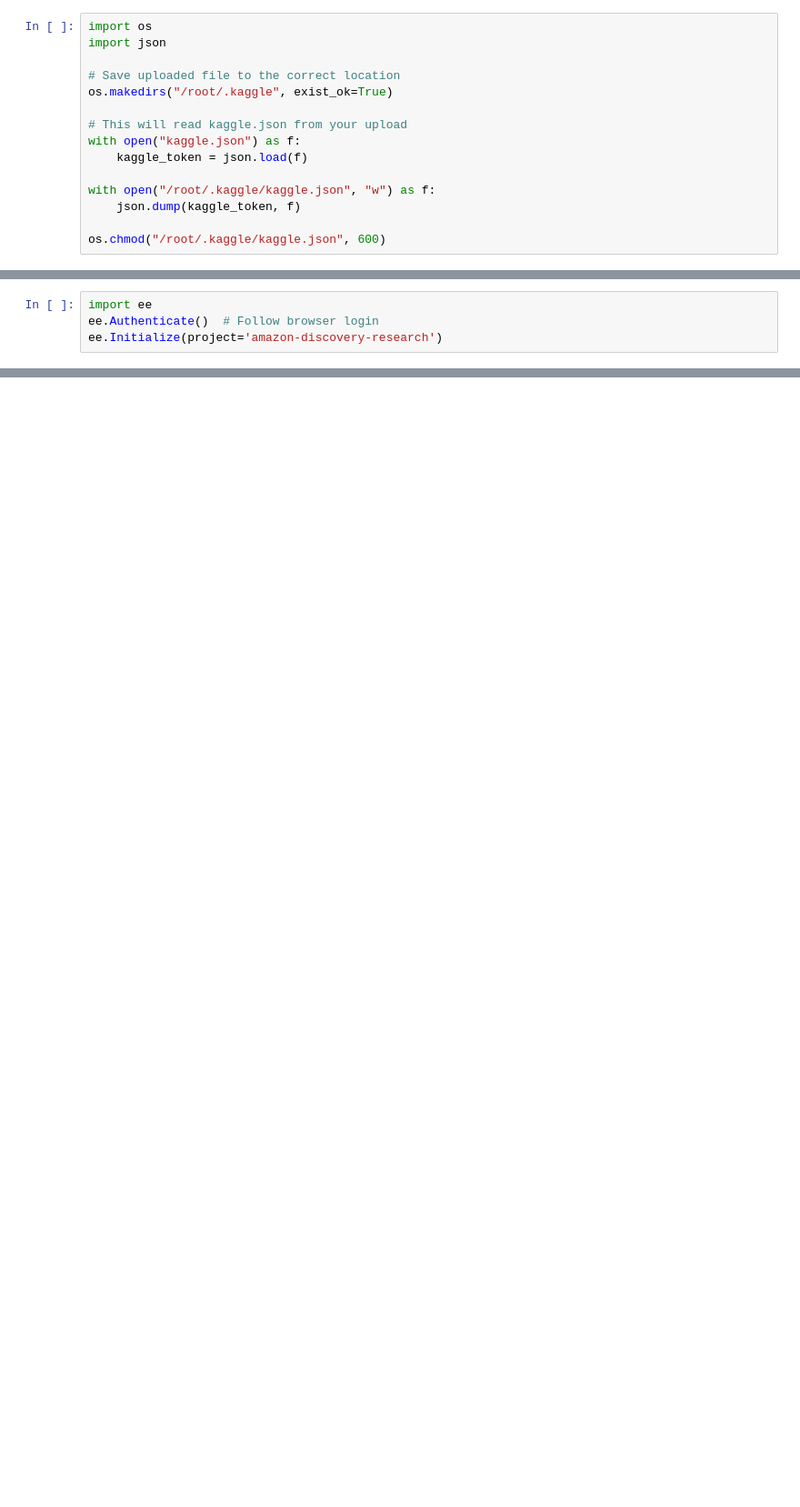
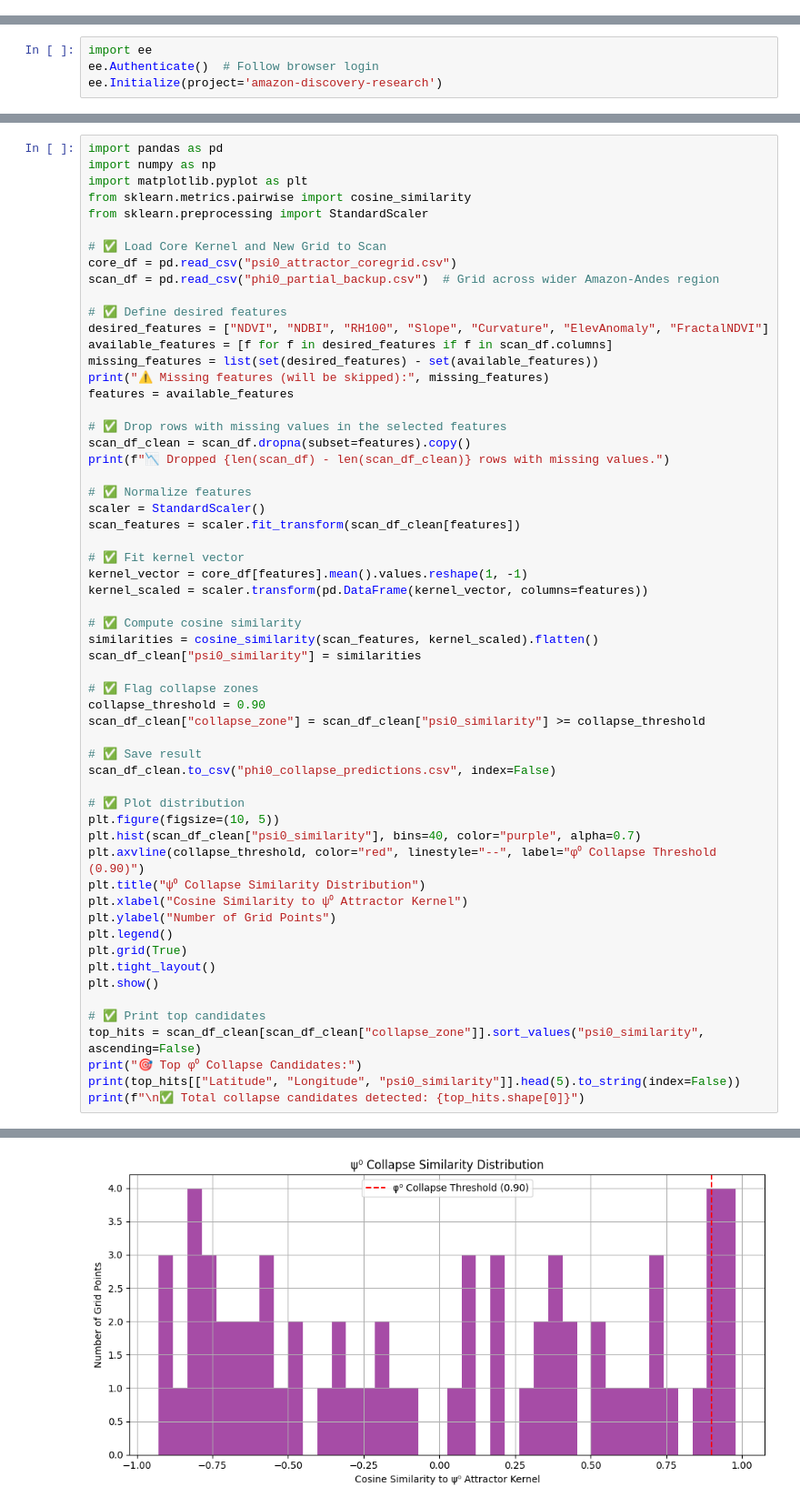
Before and after one commit to Recursive-Emergence/phi0-Compiler, a Jupyter notebook: Scenarios/5. Lost City of Z/Using_Recursive_Emergence(RE)_on_Archaeology.ipynb, the cells around one changed output, grey strips where cells are left out. Shown at 91% size. Drawn from its saved outputs; the diff is of its cells as text; blank space fills up the shorter version.

Commit message:
right overlays now although limited data

```diff
--- a/Scenarios/5. Lost City of Z/Using_Recursive_Emergence(RE)_on_Archaeology.ipynb
+++ b/Scenarios/5. Lost City of Z/Using_Recursive_Emergence(RE)_on_Archaeology.ipynb
@@ -7,15 +0,0 @@ Saving kaggle.json to kaggle.json
-# %%
-import os
-import json
-
-# Save uploaded file to the correct location
-os.makedirs("/root/.kaggle", exist_ok=True)
-
-# This will read kaggle.json from your upload
-with open("kaggle.json") as f:
-    kaggle_token = json.load(f)
-
-with open("/root/.kaggle/kaggle.json", "w") as f:
-    json.dump(kaggle_token, f)
-
-os.chmod("/root/.kaggle/kaggle.json", 600)
@@ -490,0 +317,59 @@ Created 20 sample points for visualization
+# %%
+import pandas as pd
+import numpy as np
+import matplotlib.pyplot as plt
+from sklearn.metrics.pairwise import cosine_similarity
+from sklearn.preprocessing import StandardScaler
+
+# ✅ Load Core Kernel and New Grid to Scan
+core_df = pd.read_csv("psi0_attractor_coregrid.csv")
+scan_df = pd.read_csv("phi0_partial_backup.csv")  # Grid across wider Amazon-Andes region
+
+# ✅ Define desired features
+desired_features = ["NDVI", "NDBI", "RH100", "Slope", "Curvature", "ElevAnomaly", "FractalNDVI"]
+available_features = [f for f in desired_features if f in scan_df.columns]
+missing_features = list(set(desired_features) - set(available_features))
+print("⚠️ Missing features (will be skipped):", missing_features)
+features = available_features
+
+# ✅ Drop rows with missing values in the selected features
+scan_df_clean = scan_df.dropna(subset=features).copy()
+print(f"📉 Dropped {len(scan_df) - len(scan_df_clean)} rows with missing values.")
+
+# ✅ Normalize features
+scaler = StandardScaler()
+scan_features = scaler.fit_transform(scan_df_clean[features])
+
+# ✅ Fit kernel vector
+kernel_vector = core_df[features].mean().values.reshape(1, -1)
+kernel_scaled = scaler.transform(pd.DataFrame(kernel_vector, columns=features))
+
+# ✅ Compute cosine similarity
+similarities = cosine_similarity(scan_features, kernel_scaled).flatten()
+scan_df_clean["psi0_similarity"] = similarities
+
+# ✅ Flag collapse zones
+collapse_threshold = 0.90
+scan_df_clean["collapse_zone"] = scan_df_clean["psi0_similarity"] >= collapse_threshold
+
+# ✅ Save result
+scan_df_clean.to_csv("phi0_collapse_predictions.csv", index=False)
+
+# ✅ Plot distribution
+plt.figure(figsize=(10, 5))
+plt.hist(scan_df_clean["psi0_similarity"], bins=40, color="purple", alpha=0.7)
+plt.axvline(collapse_threshold, color="red", linestyle="--", label="φ⁰ Collapse Threshold (0.90)")
+plt.title("ψ⁰ Collapse Similarity Distribution")
+plt.xlabel("Cosine Similarity to ψ⁰ Attractor Kernel")
+plt.ylabel("Number of Grid Points")
+plt.legend()
+plt.grid(True)
+plt.tight_layout()
+plt.show()
+
+# ✅ Print top candidates
+top_hits = scan_df_clean[scan_df_clean["collapse_zone"]].sort_values("psi0_similarity", ascending=False)
+print("🎯 Top φ⁰ Collapse Candidates:")
+print(top_hits[["Latitude", "Longitude", "psi0_similarity"]].head(5).to_string(index=False))
+print(f"\n✅ Total collapse candidates detected: {top_hits.shape[0]}")
+# %% [output]
@@ -490,0 +378 @@ Created 20 sample points for visualization
+[figure, added]
```
Also changed, not shown: parts of 38 cells of this notebook, 22 other files.
